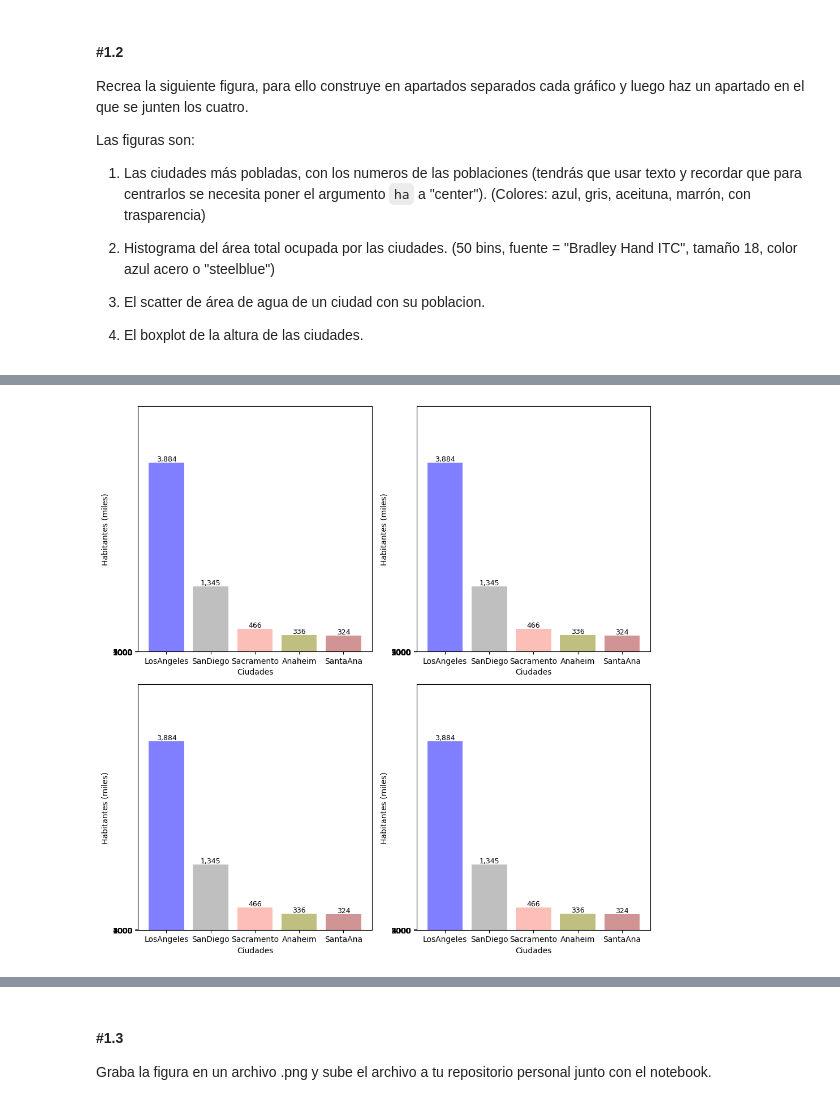
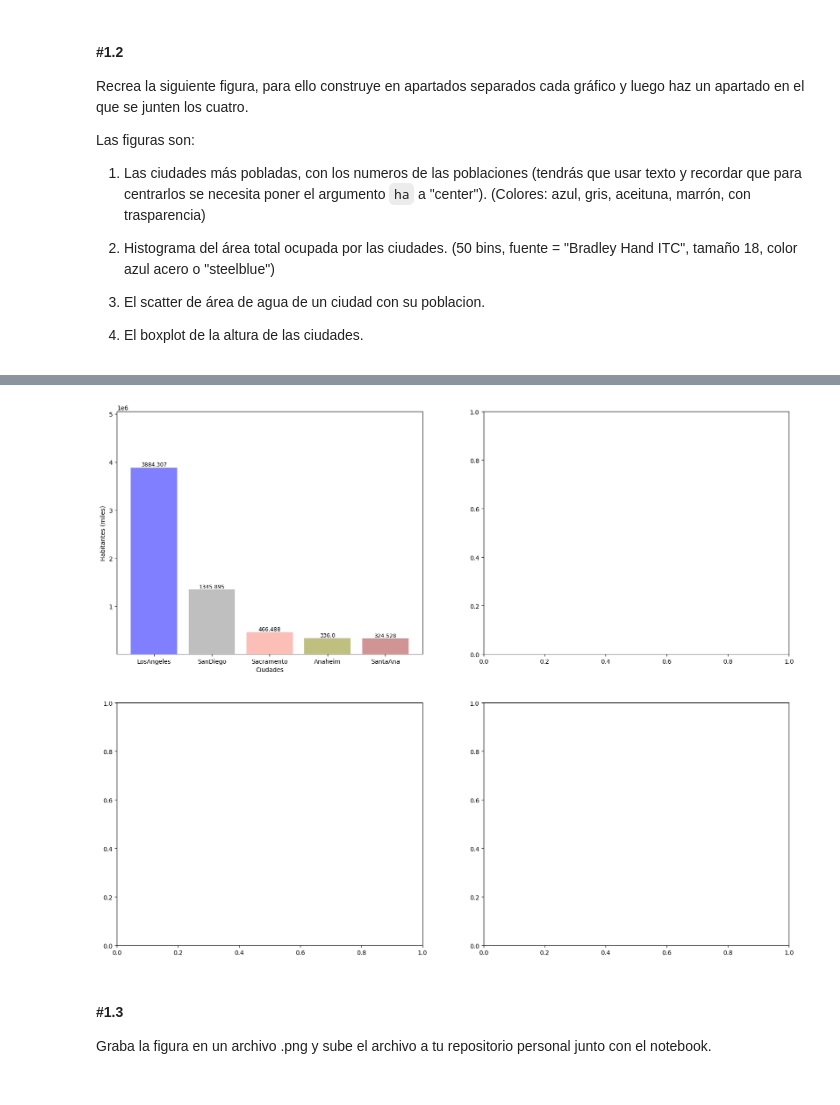
Before and after one commit to alejandroarbide/DS_Online_Ale_Arbide, a Jupyter notebook: 03_Data_Analysis/Sprint_08/Unidad_01_Visualizacion_Basica_Matplotlib/03_Practica_Obligatoria/18_Practica_Obligatoria_Visualizacion_Basica.ipynb, the cells around one changed output, grey strips where cells are left out. Drawn from its saved outputs; the diff is of its cells as text; code cells hidden in the pictures.

```diff
--- a/03_Data_Analysis/Sprint_08/Unidad_01_Visualizacion_Basica_Matplotlib/03_Practica_Obligatoria/18_Practica_Obligatoria_Visualizacion_Basica.ipynb
+++ b/03_Data_Analysis/Sprint_08/Unidad_01_Visualizacion_Basica_Matplotlib/03_Practica_Obligatoria/18_Practica_Obligatoria_Visualizacion_Basica.ipynb
@@ -110,15 +92,0 @@ plt.show();
-# %%
-frecuencias = df_casas.groupby("city")["population_total"].sum().sort_values(ascending=False).head(5)
-
-fig, ax = plt.subplots(2, 2,figsize=(20, 10))
-
-ax[0].bar(frecuencias.index, frecuencias.values, color=["blue","gray","salmon","olive","brown"], alpha=0.5)
-
-for i, value in enumerate(frecuencias.values):
-    ax[0].text(i, value, float(value/1000), ha='center', va="bottom", fontsize=9)
-
-ax[0].set_ylim(bottom=1000, top=frecuencias.values.max()*1.3)
-
-plt.xlabel("Ciudades")
-plt.ylabel("Habitantes (miles)")
-plt.show()
@@ -128,35 +93,28 @@ AttributeError: 'numpy.ndarray' object has no attribute 'bar'
-# %%
-frecuencias = df_casas.groupby("city")["population_total"].sum().sort_values(ascending=False).head(5)
-
-fig, ax = plt.subplots(2, 2, figsize=(10, 10))  # 2x2 subplots
-
-# Para no repetir código, ponemos todos los ejes en una lista
-axes = ax.flatten()
-
-for a in axes:
-    # Graficar barras
-    a.bar(frecuencias.index, frecuencias.values,
-          color=["blue","gray","salmon","olive","brown"], alpha=0.5)
-
-    # Mostrar valores sobre cada barra (en miles)
-    for i, value in enumerate(frecuencias.values):
-        a.text(i, value + 100, f'{int(value/1000):,}', ha='center', va="bottom", fontsize=9)
-
-    # Configurar eje Y en miles
-    a.set_ylim(bottom=1000, top=frecuencias.values.max()*1.3)
-    a.set_yticks([1000, 2000, 3000, 4000, 5000])
-    a.set_yticklabels([1000, 2000, 3000, 4000, 5000])
-
-    # Etiquetas
-    a.set_xlabel("Ciudades")
-    a.set_ylabel("Habitantes (miles)")
-
-plt.tight_layout()  # Ajusta espacio entre subplots
-plt.show()
-# %% [output]
-[figure, removed]
 # %% [markdown]
 ![figura_ejempo.png](attachment:figura_ejempo.png)
+# %%
+frecuencias = df_casas.groupby("city")["population_total"].sum().sort_values(ascending=False).head(5)
+
+fig, ax = plt.subplots(2, 2,figsize=(20, 16))
+
+ax00 = ax[0, 0]   # superior-izquierda
+ax01 = ax[0, 1]   # superior-derecha
+ax10 = ax[1, 0]   # inferior-izquierda
+ax11 = ax[1, 1]   # inferior-derecha
+
+ax00.bar(frecuencias.index, frecuencias.values, color=["blue","gray","salmon","olive","brown"], alpha=0.5)
+
+for i, value in enumerate(frecuencias.values):
+    ax00.text(i, value, float(value/1000), ha='center', va="bottom", fontsize=9)
+
+
+ax00.set_ylim(bottom=1000, top=frecuencias.values.max()*1.3)
+
+ax00.set_xlabel("Ciudades")
+ax00.set_ylabel("Habitantes (miles)")
+plt.show()
+# %% [output]
+[figure, added]
 # %% [markdown]
 #### #1.3
 
```
Also changed, not shown: parts of 3 cells of this notebook.
